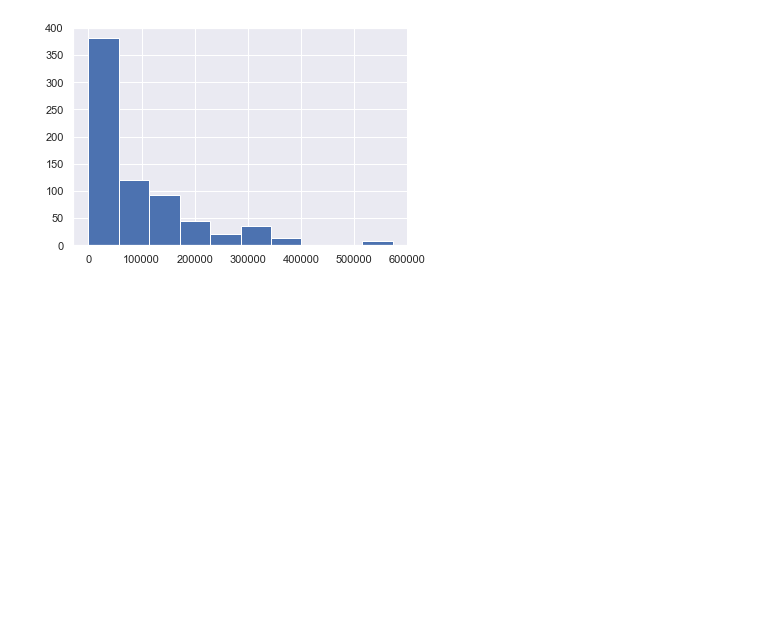
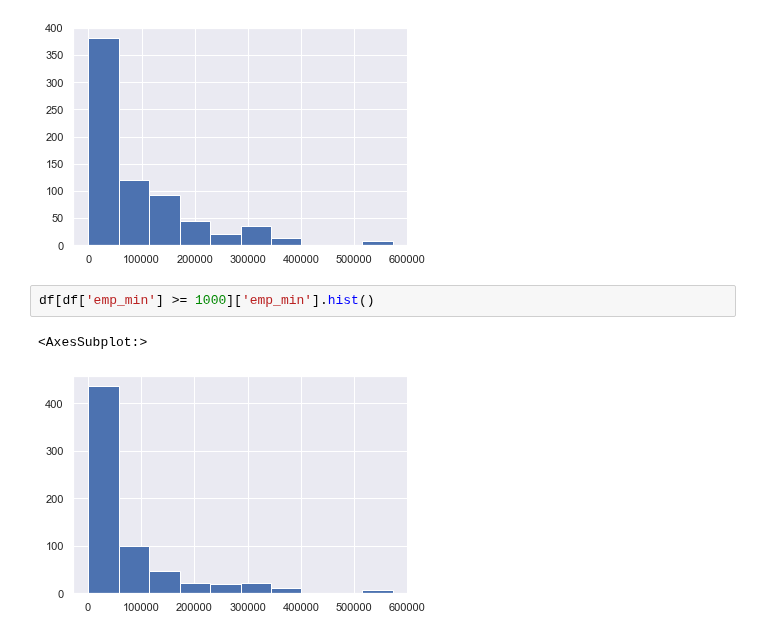
Before and after one commit to bang-a-coder/thesis-analysis, a Jupyter notebook: explore_visual.ipynb, the cells around one changed output. Saved outputs shown, nothing was run; the diff lists cells and outputs as text; blank space fills up the shorter version.

```diff
--- a/explore_visual.ipynb
+++ b/explore_visual.ipynb
@@ -72,3 +72,8 @@ df[df['avg_emp_pp']>=100]['avg_emp_pp'].hist()
 # %% [output]
 <AxesSubplot:>
 [figure]
+# %%
+df[df['emp_min'] >= 1000]['emp_min'].hist()
+# %% [output]
+<AxesSubplot:>
+[figure, added]
```
Also changed, not shown: parts of 1 cell of this notebook, 2 other files.
